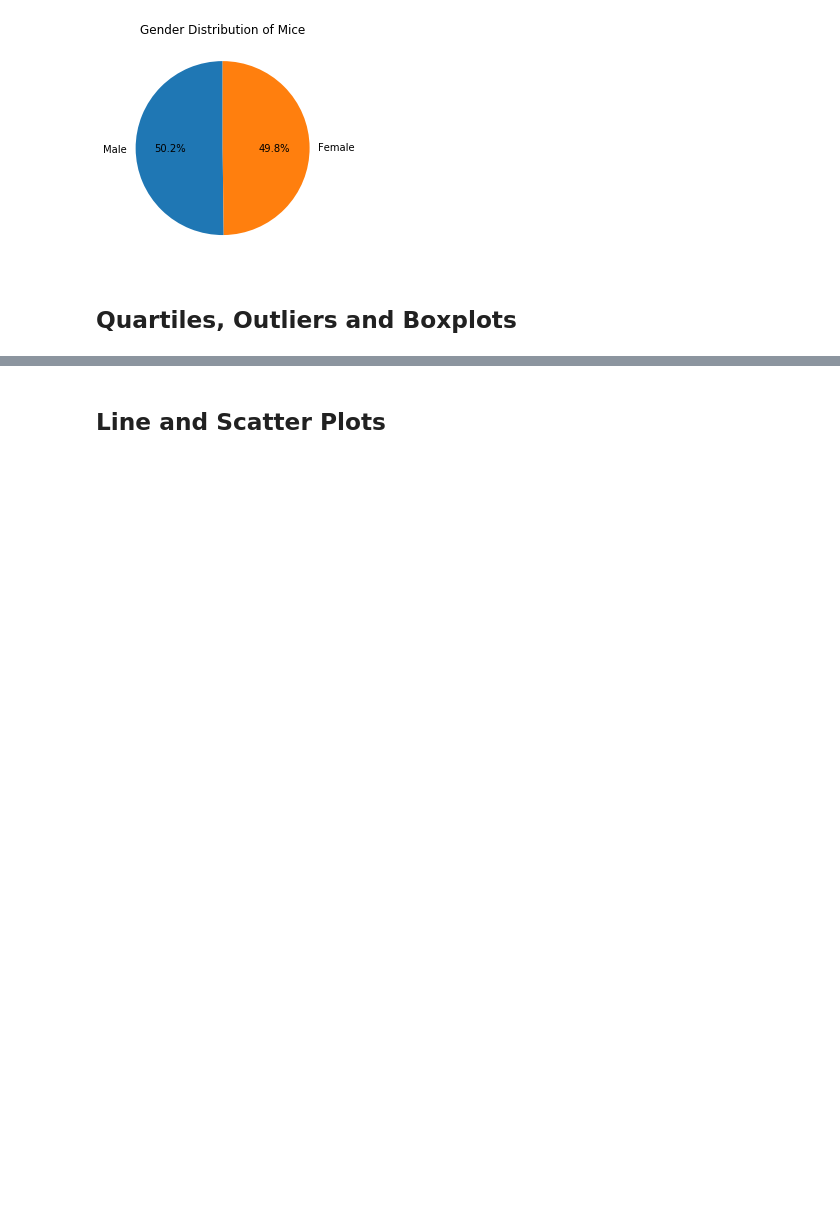
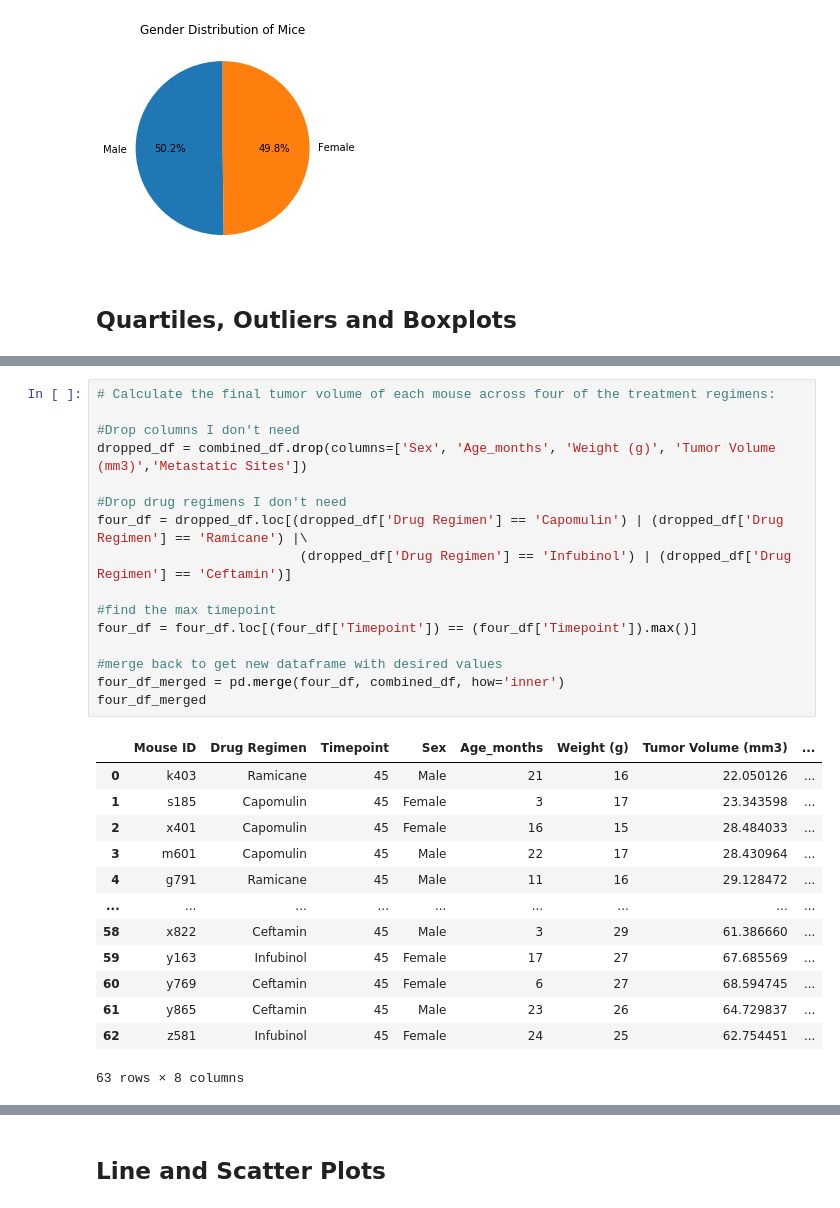
Before and after one commit to KristaJoy/madplotlib-challenge, a Jupyter notebook: pymaceuticals.ipynb, the cells around one changed output, grey strips where cells are left out. Drawn from its saved outputs; the diff is of its cells as text; blank space fills up the shorter version.

```diff
--- a/pymaceuticals.ipynb
+++ b/pymaceuticals.ipynb
@@ -212,2 +190,32 @@ volume_df
+# %%
+# Calculate the final tumor volume of each mouse across four of the treatment regimens:
+
+#Drop columns I don't need
+dropped_df = combined_df.drop(columns=['Sex', 'Age_months', 'Weight (g)', 'Tumor Volume (mm3)','Metastatic Sites'])
+
+#Drop drug regimens I don't need
+four_df = dropped_df.loc[(dropped_df['Drug Regimen'] == 'Capomulin') | (dropped_df['Drug Regimen'] == 'Ramicane') |\
+                          (dropped_df['Drug Regimen'] == 'Infubinol') | (dropped_df['Drug Regimen'] == 'Ceftamin')]
+
+#find the max timepoint
+four_df = four_df.loc[(four_df['Timepoint']) == (four_df['Timepoint']).max()]
+
+#merge back to get new dataframe with desired values
+four_df_merged = pd.merge(four_df, combined_df, how='inner')
+four_df_merged
+# %% [output]
+|  | Mouse ID | Drug Regimen | Timepoint | Sex | Age_months | Weight (g) | Tumor Volume (mm3) | ... |
+| 0 | k403 | Ramicane | 45 | Male | 21 | 16 | 22.050126 | ... |
+| 1 | s185 | Capomulin | 45 | Female | 3 | 17 | 23.343598 | ... |
+| 2 | x401 | Capomulin | 45 | Female | 16 | 15 | 28.484033 | ... |
+| 3 | m601 | Capomulin | 45 | Male | 22 | 17 | 28.430964 | ... |
+| 4 | g791 | Ramicane | 45 | Male | 11 | 16 | 29.128472 | ... |
+| ... | ... | ... | ... | ... | ... | ... | ... | ... |
+| 58 | x822 | Ceftamin | 45 | Male | 3 | 29 | 61.386660 | ... |
+| 59 | y163 | Infubinol | 45 | Female | 17 | 27 | 67.685569 | ... |
+| 60 | y769 | Ceftamin | 45 | Female | 6 | 27 | 68.594745 | ... |
+| 61 | y865 | Ceftamin | 45 | Male | 23 | 26 | 64.729837 | ... |
+| 62 | z581 | Infubinol | 45 | Female | 24 | 25 | 62.754451 | ... |
+63 rows × 8 columns
 # %%
 # Calculate the IQR and quantitatively determine if there are any potential outliers.
```
Also changed, not shown: parts of 4 cells of this notebook.
